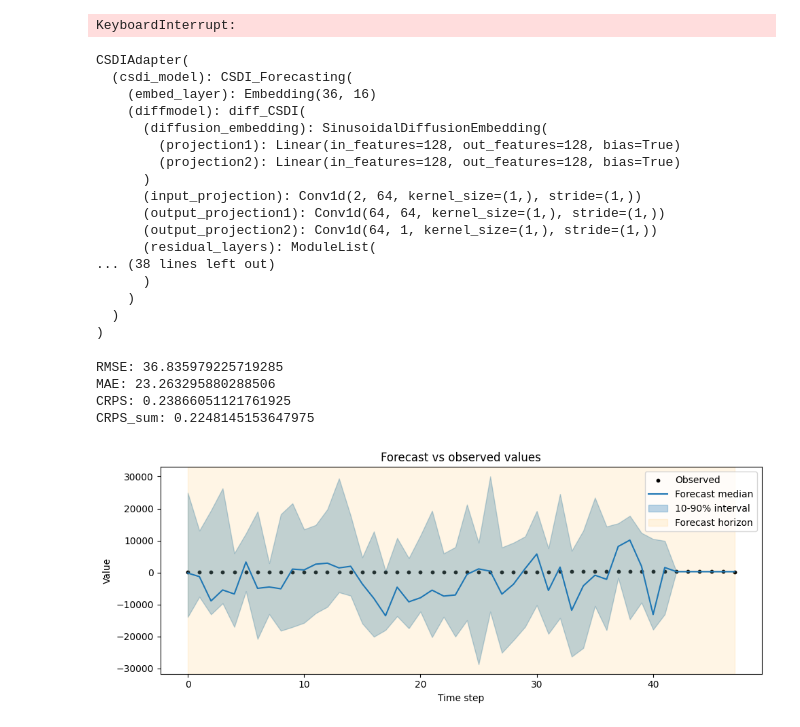
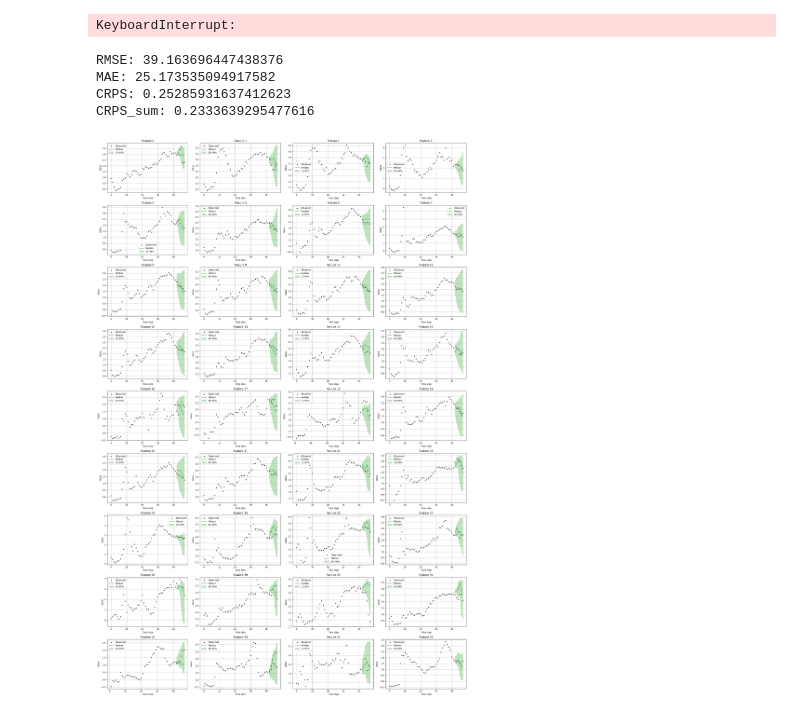
Before and after one commit to vbalab/FITS, a Jupyter notebook: src/fits/notebooks/code.ipynb, the cells around one changed output. Cells and saved outputs as stored; diff of their text form; code cells hidden in the pictures.

Commit message:
csdi works

```diff
--- a/src/fits/notebooks/code.ipynb
+++ b/src/fits/notebooks/code.ipynb
@@ -68,29 +68,13 @@ state = torch.load(
 
 csdi.load_state_dict(state)
 csdi.to(device)
+
+clear_output()
-# %% [output]
-CSDIAdapter(
-  (csdi_model): CSDI_Forecasting(
-    (embed_layer): Embedding(36, 16)
-    (diffmodel): diff_CSDI(
-      (diffusion_embedding): SinusoidalDiffusionEmbedding(
-        (projection1): Linear(in_features=128, out_features=128, bias=True)
-        (projection2): Linear(in_features=128, out_features=128, bias=True)
-      )
-      (input_projection): Conv1d(2, 64, kernel_size=(1,), stride=(1,))
-      (output_projection1): Conv1d(64, 64, kernel_size=(1,), stride=(1,))
-      (output_projection2): Conv1d(64, 1, kernel_size=(1,), stride=(1,))
-      (residual_layers): ModuleList(
-... (38 lines left out)
-      )
-    )
-  )
-)
 # %%
-Evaluate(csdi, test_loader, normalization_stats)
+Evaluate(csdi, test_loader, normalization_stats, nsample=5)
 # %% [output]
-RMSE: 36.835979225719285
-MAE: 23.263295880288506
-CRPS: 0.23866051121761925
-CRPS_sum: 0.2248145153647975
+RMSE: 39.163696447438376
+MAE: 25.173535094917582
+CRPS: 0.25285931637412623
+CRPS_sum: 0.2333639295477616
 # %%
@@ -193,4 +183,4 @@ def visualize_forecast_sample(
 # %%
-visualize_forecast_sample("../data/models/evaluation/CSDIAdapter_20251202_142649", sample_index=0, feature_index=0)
+visualize_forecast_sample("../data/models/evaluation/CSDIAdapter_20251202_161117", nsample=5, sample_index=1)
 # %% [output]
-[figure, old version]
+[figure, new version]
```
Also changed, not shown: parts of 1 cell of this notebook, 1 other file.
